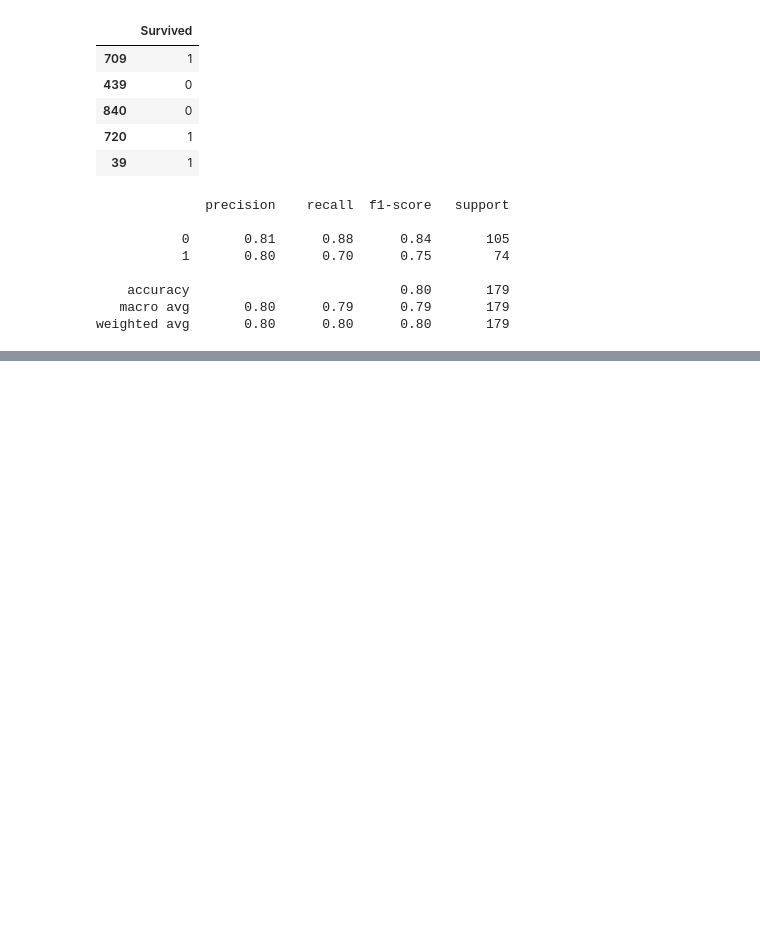
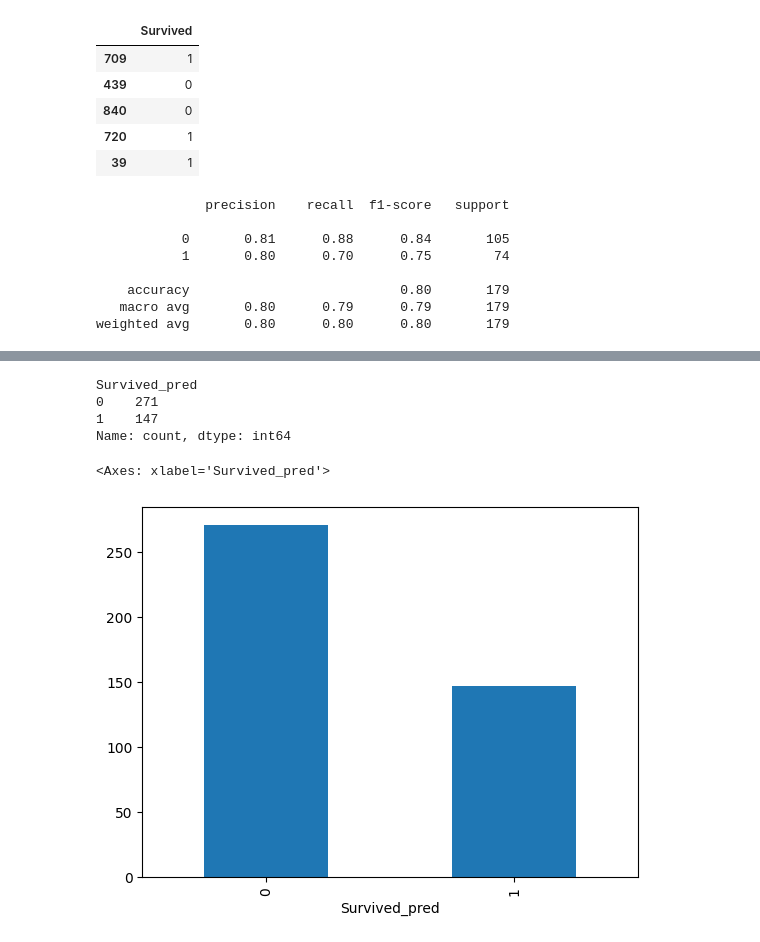
Before and after one commit to Aishwarya2311/Machine_Learning, a Jupyter notebook: Ensembles Technique/ensemble.ipynb, the cells around one changed output, grey strips where cells are left out. Cells and saved outputs as stored; diff of their text form; code cells hidden in the pictures; blank space fills up the shorter version.

```diff
--- a/Ensembles Technique/ensemble.ipynb
+++ b/Ensembles Technique/ensemble.ipynb
@@ -321,0 +539,3 @@ weighted avg       0.80      0.80      0.80       179
+# %%
+probs = best_gbc.predict_proba(xnew_pre)
+probs[0:5]
@@ -321,0 +550,3 @@ weighted avg       0.80      0.80      0.80       179
+# %%
+prob_sur = probs[:,1]
+prob_sur[0:5]
@@ -321,0 +555,4 @@ weighted avg       0.80      0.80      0.80       179
+# %%
+# Save above results in datframe
+df_final = xnew[['PassengerId']]
+df_final.head()
@@ -321,0 +566,3 @@ weighted avg       0.80      0.80      0.80       179
+# %%
+df_final['Survived_pred'] = preds
+df_final['Probability'] = prob_sur
@@ -321,0 +585,13 @@ weighted avg       0.80      0.80      0.80       179
+# %%
+df_final['Survived_pred'].value_counts()
+# %% [output]
+Survived_pred
+0    271
+1    147
+Name: count, dtype: int64
+# %%
+
+df_final['Survived_pred'].value_counts().plot(kind='bar')
+# %% [output]
+<Axes: xlabel='Survived_pred'>
+[figure, added]
```
Also changed, not shown: parts of 39 cells of this notebook.
